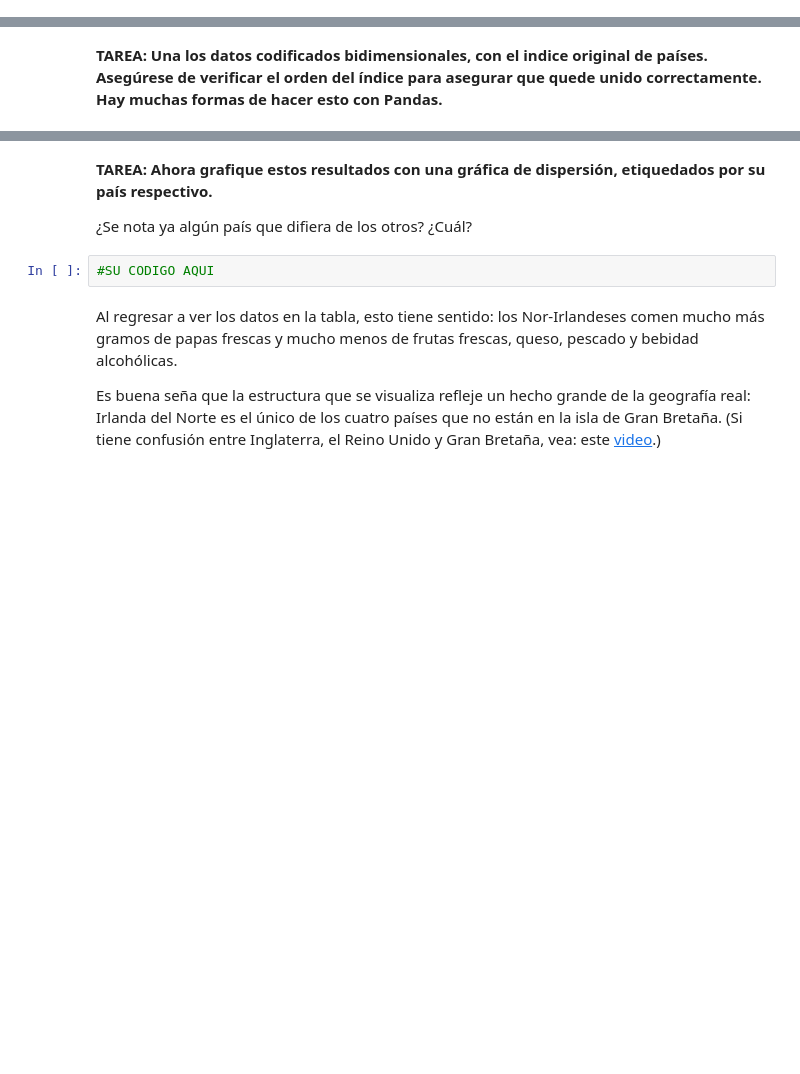
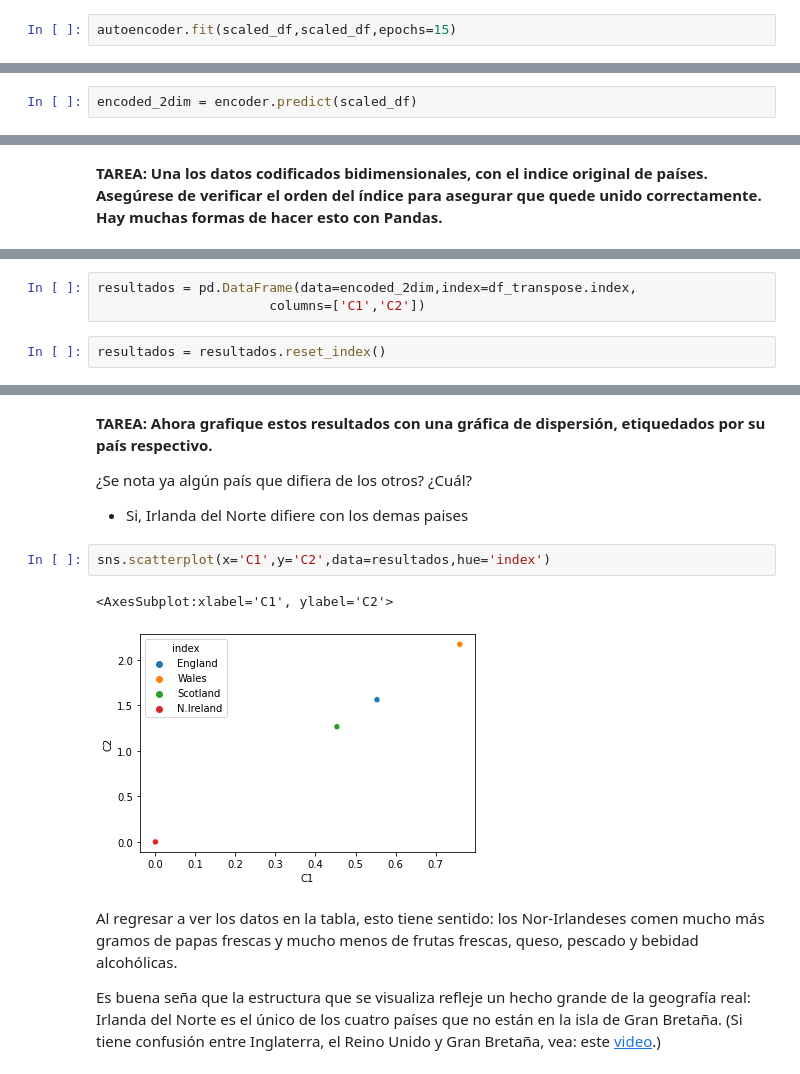
Before and after one commit to gabrielquirozz/laboratorio-6-data-science, a Jupyter notebook: Lab_Autocodificadores.ipynb, the cells around one changed output, grey strips where cells are left out. Saved outputs shown, nothing was run; the diff lists cells and outputs as text; blank space fills up the shorter version.

```diff
--- a/Lab_Autocodificadores.ipynb
+++ b/Lab_Autocodificadores.ipynb
@@ -96,0 +146,2 @@ Index(['England', 'Wales', 'Scotland', 'N.Ireland'], dtype='object')
+# %%
+autoencoder.fit(scaled_df,scaled_df,epochs=15)
@@ -100,0 +169,2 @@ Index(['England', 'Wales', 'Scotland', 'N.Ireland'], dtype='object')
+# %%
+encoded_2dim = encoder.predict(scaled_df)
@@ -104,0 +186,5 @@ Index(['England', 'Wales', 'Scotland', 'N.Ireland'], dtype='object')
+# %%
+resultados = pd.DataFrame(data=encoded_2dim,index=df_transpose.index,
+                      columns=['C1','C2'])
+# %%
+resultados = resultados.reset_index()
@@ -106,8 +200,12 @@ Index(['England', 'Wales', 'Scotland', 'N.Ireland'], dtype='object')
 **TAREA:  Ahora grafique estos resultados con una gráfica de dispersión, etiquedados por su país respectivo.**
 
 ¿Se nota ya algún país que difiera de los otros?  ¿Cuál?
+- Si, Irlanda del Norte difiere con los demas paises
-# %%
-#SU CODIGO AQUI
+# %%
+sns.scatterplot(x='C1',y='C2',data=resultados,hue='index')
+# %% [output]
+<AxesSubplot:xlabel='C1', ylabel='C2'>
+[figure, added]
 # %% [markdown]
 Al regresar a ver los datos en la tabla, esto tiene sentido: los Nor-Irlandeses comen mucho más gramos de papas frescas y mucho menos de frutas frescas, queso, pescado y bebidad alcohólicas.
 
```
Also changed, not shown: parts of 28 cells of this notebook.
